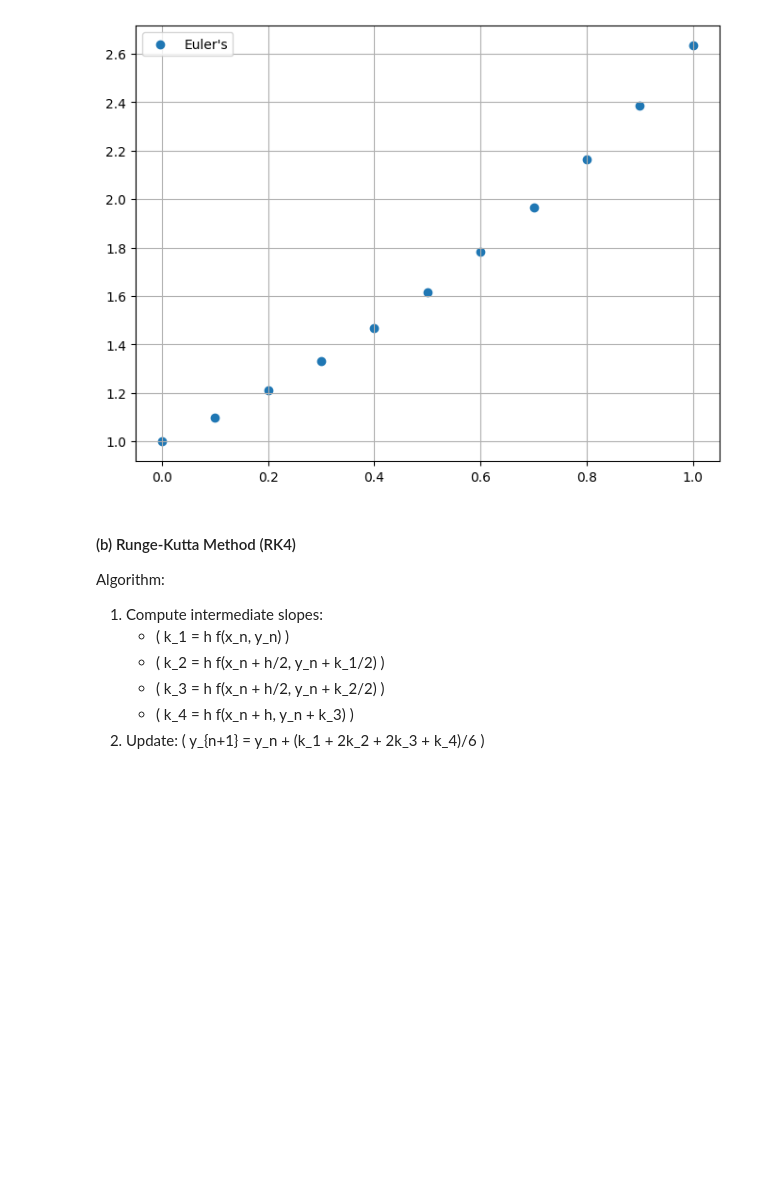
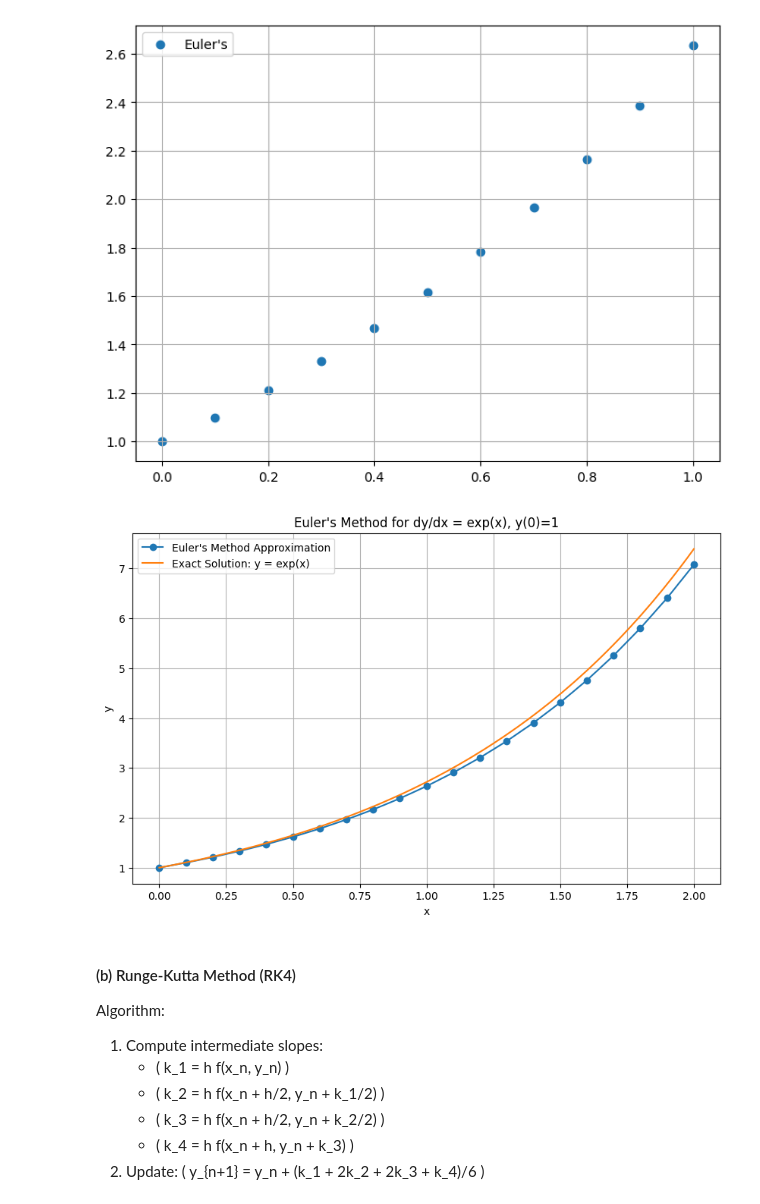
Before and after one commit to sshashkina/Engineering-Methods, a Jupyter notebook: Lecture 10_Interpolation_Differentiation.ipynb, the cells around one changed output. Drawn from its saved outputs; the diff is of its cells as text; code cells hidden in the pictures; blank space fills up the shorter version.

```diff
--- a/Lecture 10_Interpolation_Differentiation.ipynb
+++ b/Lecture 10_Interpolation_Differentiation.ipynb
@@ -438,6 +438,56 @@ plt.legend()
 # %% [output]
 <matplotlib.legend.Legend at 0x...>
 [figure]
+# %%
+import numpy as np
+import matplotlib.pyplot as plt
+
+def euler_method(f, x0, y0, h, num_steps):
+    x_values = [x0]
+    y_values = [y0]
+    for _ in range(num_steps):
+        x_curr = x_values[-1]
+        y_curr = y_values[-1]
+
+        y_next = y_curr + h * f(x_curr, y_curr)
+        x_next = x_curr + h
+
+        x_values.append(x_next)
+        y_values.append(y_next)
+
+    return x_values, y_values
+
+# Define the differential equation dy/dx = exp(x)
+def f(x, y):
+    return np.exp(x)
+
+# Initial conditions
+x0 = 0
+y0 = 1
+
+# Parameters for Euler's method
+h = 0.1  # Step size
+num_steps = 20 # Number of steps (e.g., to approximate up to x = 2)
+
+# Solve using Euler's method
+x_approx, y_approx = euler_method(f, x0, y0, h, num_steps)
+
+# For comparison, the exact solution of dy/dx = exp(x) with y(0)=1 is y(x) = exp(x)
+x_exact = np.linspace(x0, x_approx[-1], 100)
+y_exact = np.exp(x_exact)
+
+# Plotting the results
+plt.figure(figsize=(10, 6))
+plt.plot(x_approx, y_approx, 'o-', label='Euler\'s Method Approximation')
+plt.plot(x_exact, y_exact, label='Exact Solution: y = exp(x)')
+plt.title("Euler's Method for dy/dx = exp(x), y(0)=1")
+plt.xlabel("x")
+plt.ylabel("y")
+plt.legend()
+plt.grid(True)
+plt.show()
+# %% [output]
+[figure, added]
 # %% [markdown]
 
 #### (b) Runge-Kutta Method (RK4)
```
Also changed, not shown: parts of 1 cell of this notebook, 2 other files.
